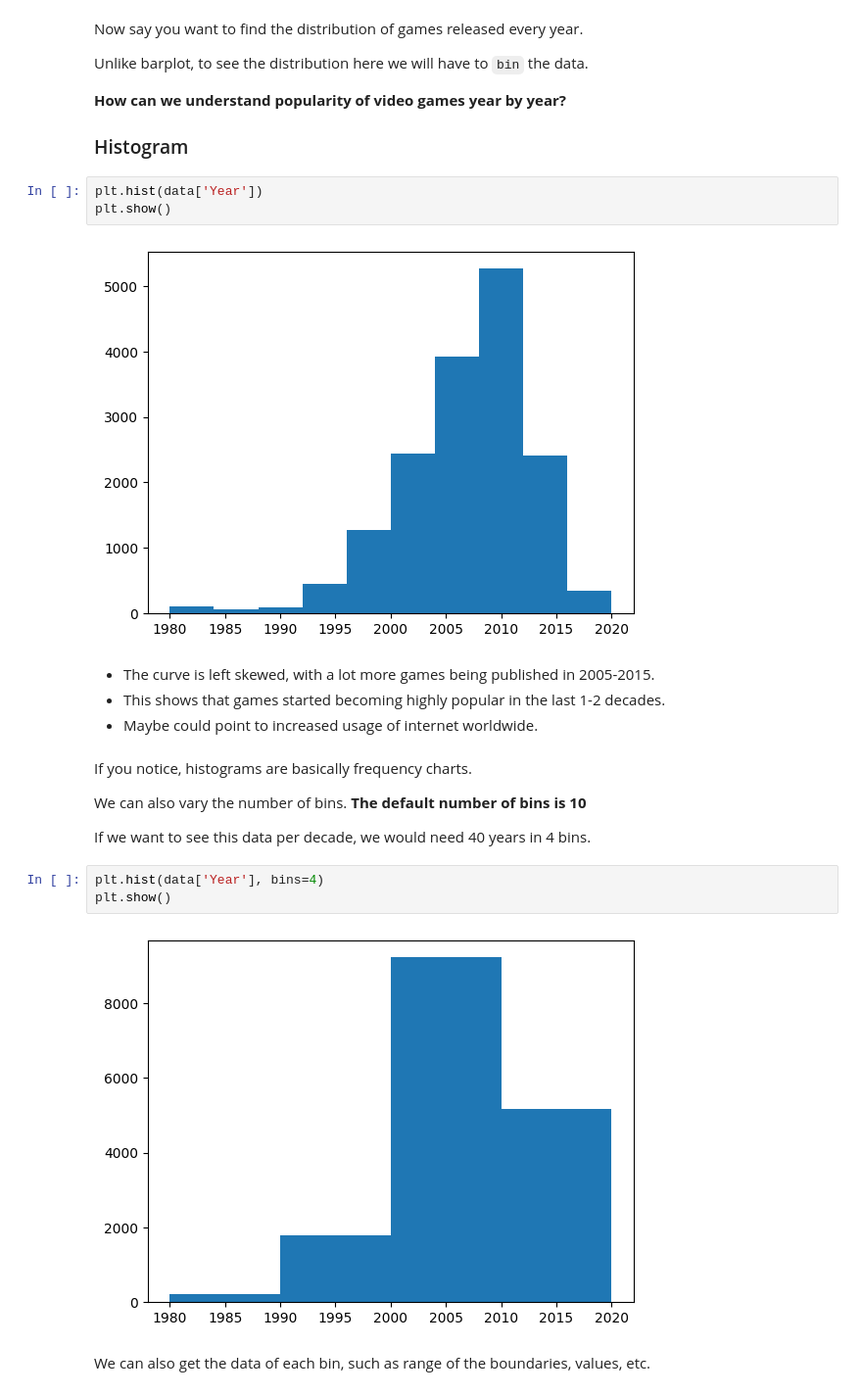
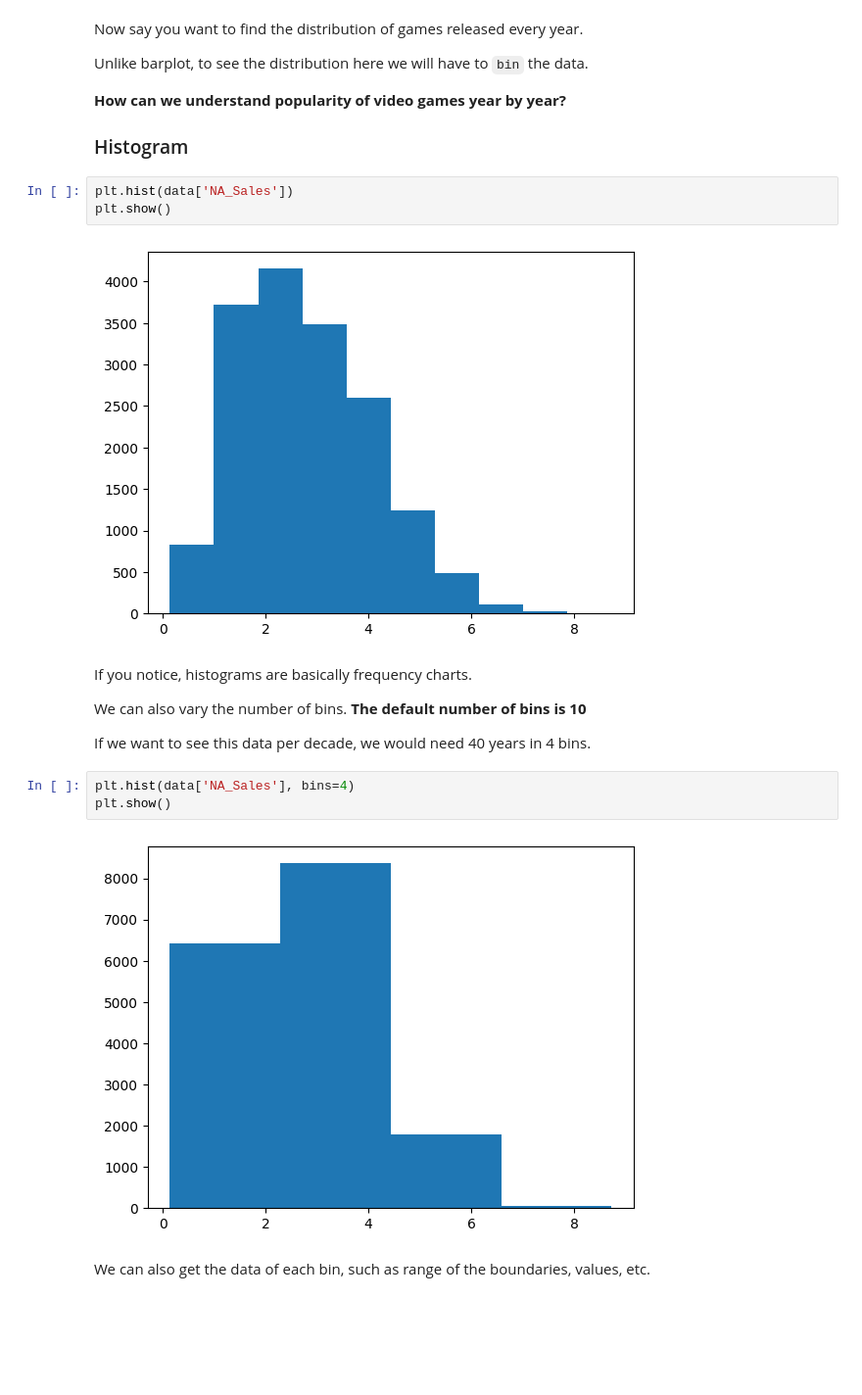
Before and after one commit to Mahesh-Karrevula/ML_LAB, a Jupyter notebook: Lab8_AP23110011446.ipynb, the cells around one changed output. Shown at 98% size. Saved outputs shown, nothing was run; the diff lists cells and outputs as text; blank space fills up the shorter version.

```diff
--- a/Lab8_AP23110011446.ipynb
+++ b/Lab8_AP23110011446.ipynb
@@ -456,14 +248,10 @@ Unlike barplot, to see the distribution here we will have to `bin` the data.
 
 ### Histogram
 # %%
-plt.hist(data['Year'])
+plt.hist(data['NA_Sales'])
 plt.show()
 # %% [output]
-[figure, old version]
+[figure, new version]
-# %% [markdown]
-- The curve is left skewed, with a lot more games being published in 2005-2015.
-- This shows that games started becoming highly popular in the last 1-2 decades.
-- Maybe could point to increased usage of internet worldwide.
 # %% [markdown]
 If you notice, histograms are basically frequency charts.
 
@@ -471,10 +259,10 @@ We can also vary the number of bins. **The default number of bins is 10**
 
 If we want to see this data per decade, we would need 40 years in 4 bins.
 # %%
-plt.hist(data['Year'], bins=4)
+plt.hist(data['NA_Sales'], bins=4)
 plt.show()
 # %% [output]
-[figure, old version]
+[figure, new version]
 # %% [markdown]
 We can also get the data of each bin, such as range of the boundaries, values, etc.
 # %%
```
Also changed, not shown: parts of 41 cells of this notebook.
